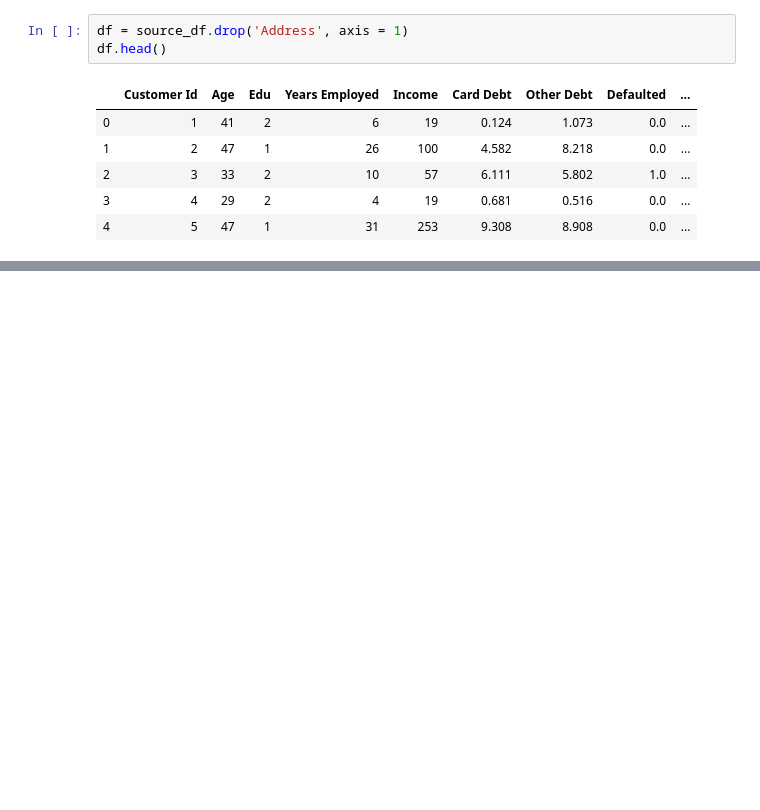
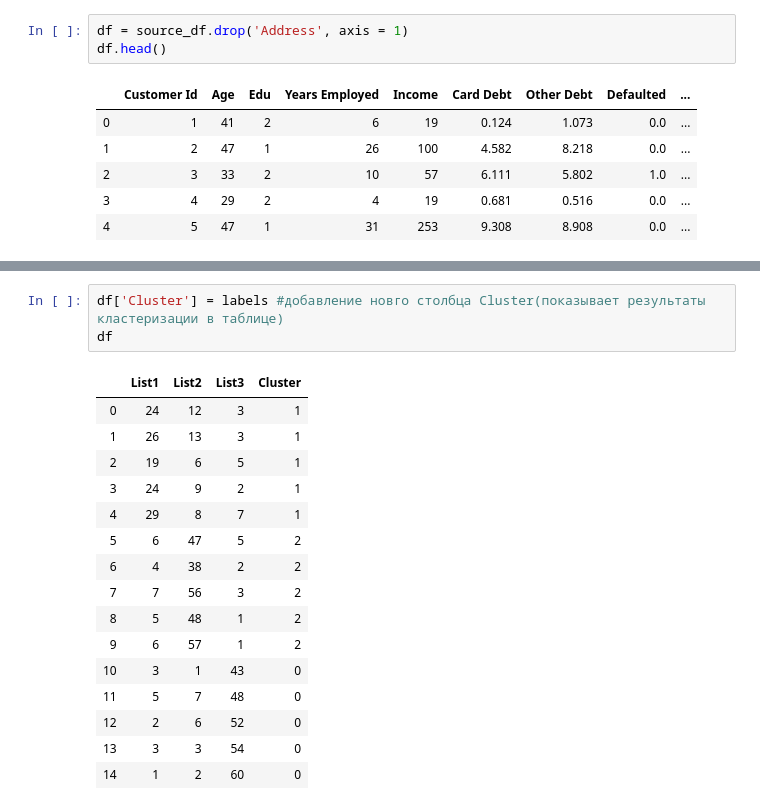
Before and after one commit to BrushkouMatvey/SA, a Jupyter notebook: lab4/lab4.ipynb, the cells around one changed output, grey strips where cells are left out. Cells and saved outputs as stored; diff of their text form; blank space fills up the shorter version.

```diff
--- a/lab4/lab4.ipynb
+++ b/lab4/lab4.ipynb
@@ -98,0 +287,20 @@ ax.scatter(X[:,1],X[:,0],X[:,3], c = labels.astype(np.float))
+# %%
+df['Cluster'] = labels #добавление новго столбца Cluster(показывает результаты кластеризации в таблице)
+df
+# %% [output]
+|  | List1 | List2 | List3 | Cluster |
+| 0 | 24 | 12 | 3 | 1 |
+| 1 | 26 | 13 | 3 | 1 |
+| 2 | 19 | 6 | 5 | 1 |
+| 3 | 24 | 9 | 2 | 1 |
+| 4 | 29 | 8 | 7 | 1 |
+| 5 | 6 | 47 | 5 | 2 |
+| 6 | 4 | 38 | 2 | 2 |
+| 7 | 7 | 56 | 3 | 2 |
+| 8 | 5 | 48 | 1 | 2 |
+| 9 | 6 | 57 | 1 | 2 |
+| 10 | 3 | 1 | 43 | 0 |
+| 11 | 5 | 7 | 48 | 0 |
+| 12 | 2 | 6 | 52 | 0 |
+| 13 | 3 | 3 | 54 | 0 |
+| 14 | 1 | 2 | 60 | 0 |
```
Also changed, not shown: parts of 18 cells of this notebook, 15 other files.
